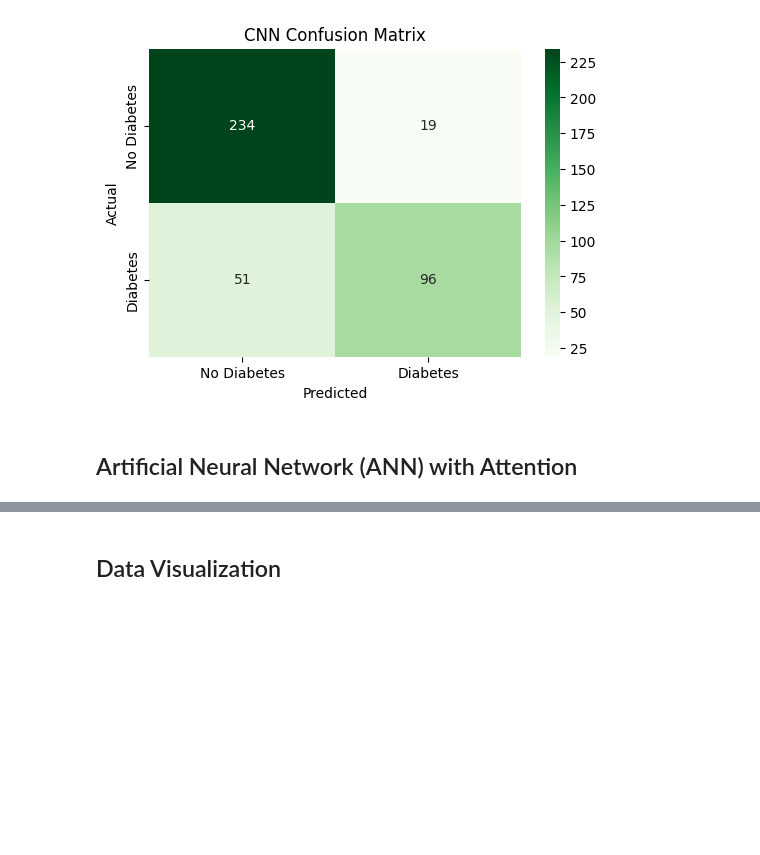
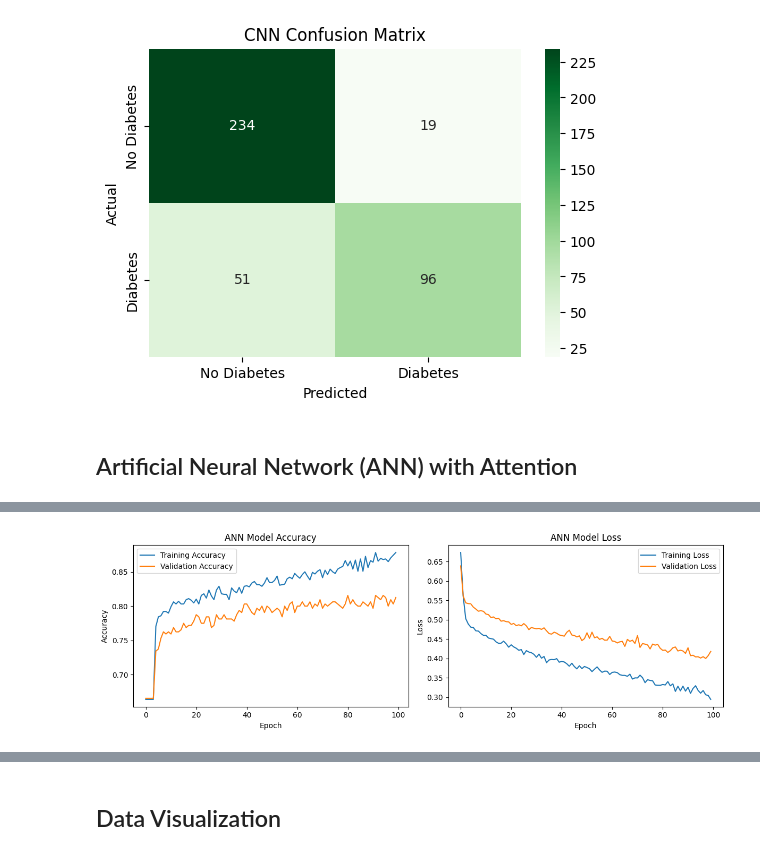
Before and after one commit to shovo896/Diabetes_detection, a Jupyter notebook: knn.ipynb, the cells around one changed output, grey strips where cells are left out. Drawn from its saved outputs; the diff is of its cells as text; code cells hidden in the pictures; blank space fills up the shorter version.

```diff
--- a/knn.ipynb
+++ b/knn.ipynb
@@ -267,0 +291,7 @@ ann_model.summary()
+# %%
+# Train the ANN model
+ann_history = ann_model.fit(X_train_scaled, y_train,
+                            epochs=100,
+                            batch_size=32,
+                            validation_split=0.2,
+                            verbose=1)
@@ -267,0 +338,24 @@ ann_model.summary()
+# %%
+# ANN Training History
+plt.figure(figsize=(12, 4))
+
+plt.subplot(1, 2, 1)
+plt.plot(ann_history.history['accuracy'], label='Training Accuracy')
+plt.plot(ann_history.history['val_accuracy'], label='Validation Accuracy')
+plt.title('ANN Model Accuracy')
+plt.xlabel('Epoch')
+plt.ylabel('Accuracy')
+plt.legend()
+
+plt.subplot(1, 2, 2)
+plt.plot(ann_history.history['loss'], label='Training Loss')
+plt.plot(ann_history.history['val_loss'], label='Validation Loss')
+plt.title('ANN Model Loss')
+plt.xlabel('Epoch')
+plt.ylabel('Loss')
+plt.legend()
+
+plt.tight_layout()
+plt.show()
+# %% [output]
+[figure, added]
```
Also changed, not shown: parts of 13 cells of this notebook.
